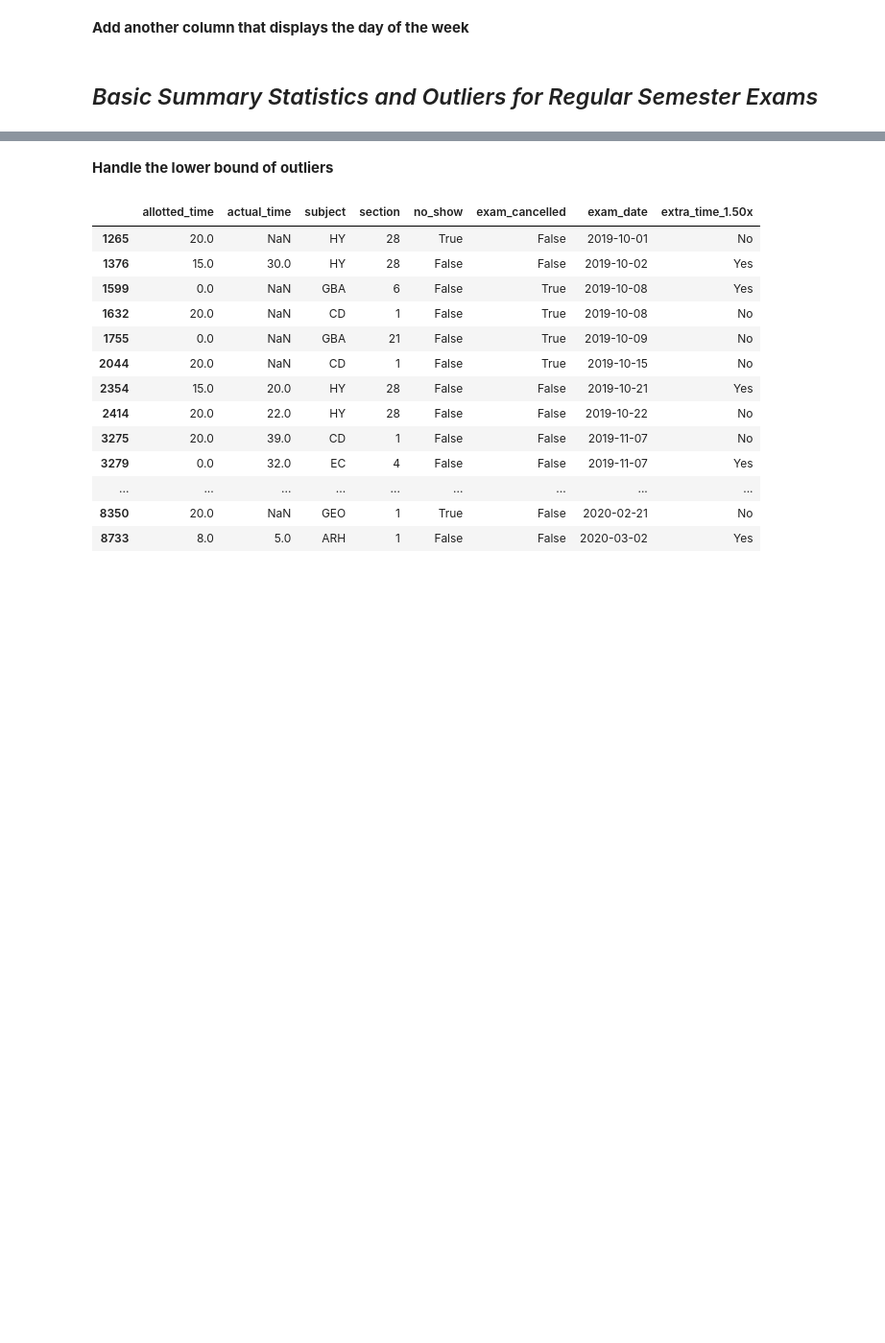
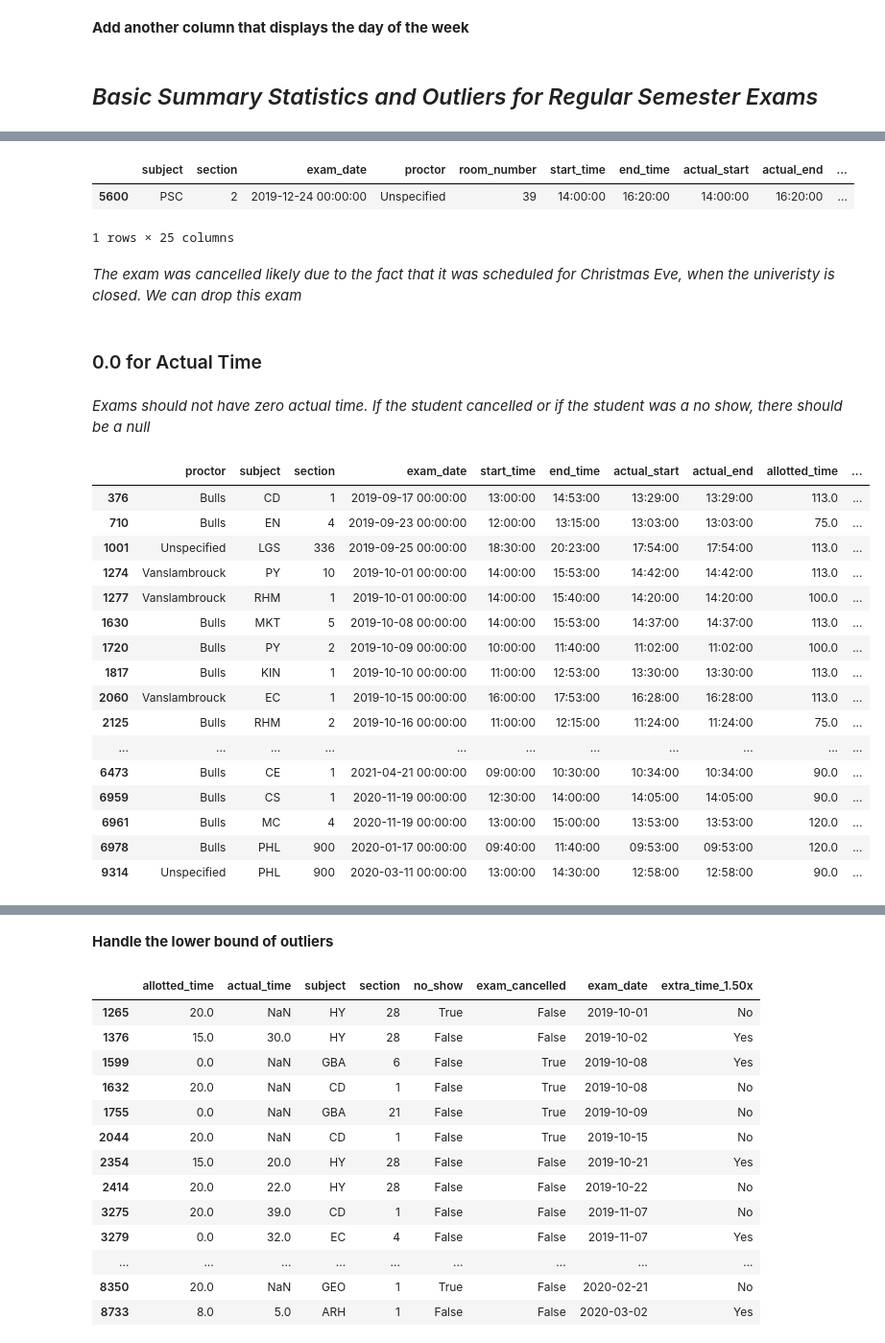
Before and after one commit to dihoxy/ODS-Test-Center-Project, a Jupyter notebook: Handling Outliers and Basic Exploratory Analysis.ipynb, the cells around one changed output, grey strips where cells are left out. Shown at 96% size. Drawn from its saved outputs; the diff is of its cells as text; code cells hidden in the pictures; blank space fills up the shorter version.

```diff
--- a/Handling Outliers and Basic Exploratory Analysis.ipynb
+++ b/Handling Outliers and Basic Exploratory Analysis.ipynb
@@ -133,0 +180,2 @@ ods['actual_time'].plot(kind='box', figsize=(10,10))
+# %%
+ods.loc[5611, 'first_entered'] = '2019-07-20'
@@ -133,0 +201,8 @@ ods['actual_time'].plot(kind='box', figsize=(10,10))
+# %%
+ods[ods['days_requested_submitted_in_advance']==123.0]
+# %% [output]
+|  | subject | section | exam_date | proctor | room_number | start_time | end_time | actual_start | actual_end | ... |
+| 5600 | PSC | 2 | 2019-12-24 00:00:00 | Unspecified | 39 | 14:00:00 | 16:20:00 | 14:00:00 | 16:20:00 | ... |
+1 rows × 25 columns
+# %% [markdown]
+*The exam was cancelled likely due to the fact that it was scheduled for Christmas Eve, when the univeristy is closed. We can drop this exam*
@@ -133,0 +211,25 @@ ods['actual_time'].plot(kind='box', figsize=(10,10))
+# %% [markdown]
+### 0.0 for Actual Time
+# %% [markdown]
+*Exams should not have zero actual time. If the student cancelled or if the student was a no show, there should be a null*
+# %%
+ods.loc[ods['actual_time']== 0.0, ['proctor','subject', 'section', 'exam_date','start_time', 'end_time', 'actual_start', 'actual_end',
+                                   'allotted_time', 'actual_time']]
+# %% [output]
+|  | proctor | subject | section | exam_date | start_time | end_time | actual_start | actual_end | allotted_time | ... |
+| 376 | Bulls | CD | 1 | 2019-09-17 00:00:00 | 13:00:00 | 14:53:00 | 13:29:00 | 13:29:00 | 113.0 | ... |
+| 710 | Bulls | EN | 4 | 2019-09-23 00:00:00 | 12:00:00 | 13:15:00 | 13:03:00 | 13:03:00 | 75.0 | ... |
+| 1001 | Unspecified | LGS | 336 | 2019-09-25 00:00:00 | 18:30:00 | 20:23:00 | 17:54:00 | 17:54:00 | 113.0 | ... |
+| 1274 | Vanslambrouck | PY | 10 | 2019-10-01 00:00:00 | 14:00:00 | 15:53:00 | 14:42:00 | 14:42:00 | 113.0 | ... |
+| 1277 | Vanslambrouck | RHM | 1 | 2019-10-01 00:00:00 | 14:00:00 | 15:40:00 | 14:20:00 | 14:20:00 | 100.0 | ... |
+| 1630 | Bulls | MKT | 5 | 2019-10-08 00:00:00 | 14:00:00 | 15:53:00 | 14:37:00 | 14:37:00 | 113.0 | ... |
+| 1720 | Bulls | PY | 2 | 2019-10-09 00:00:00 | 10:00:00 | 11:40:00 | 11:02:00 | 11:02:00 | 100.0 | ... |
+| 1817 | Bulls | KIN | 1 | 2019-10-10 00:00:00 | 11:00:00 | 12:53:00 | 13:30:00 | 13:30:00 | 113.0 | ... |
+| 2060 | Vanslambrouck | EC | 1 | 2019-10-15 00:00:00 | 16:00:00 | 17:53:00 | 16:28:00 | 16:28:00 | 113.0 | ... |
+| 2125 | Bulls | RHM | 2 | 2019-10-16 00:00:00 | 11:00:00 | 12:15:00 | 11:24:00 | 11:24:00 | 75.0 | ... |
+| ... | ... | ... | ... | ... | ... | ... | ... | ... | ... | ... |
+| 6473 | Bulls | CE | 1 | 2021-04-21 00:00:00 | 09:00:00 | 10:30:00 | 10:34:00 | 10:34:00 | 90.0 | ... |
+| 6959 | Bulls | CS | 1 | 2020-11-19 00:00:00 | 12:30:00 | 14:00:00 | 14:05:00 | 14:05:00 | 90.0 | ... |
+| 6961 | Bulls | MC | 4 | 2020-11-19 00:00:00 | 13:00:00 | 15:00:00 | 13:53:00 | 13:53:00 | 120.0 | ... |
+| 6978 | Bulls | PHL | 900 | 2020-01-17 00:00:00 | 09:40:00 | 11:40:00 | 09:53:00 | 09:53:00 | 120.0 | ... |
+| 9314 | Unspecified | PHL | 900 | 2020-03-11 00:00:00 | 13:00:00 | 14:30:00 | 12:58:00 | 12:58:00 | 90.0 | ... |
```
Also changed, not shown: parts of 65 cells of this notebook, 4 other files.
